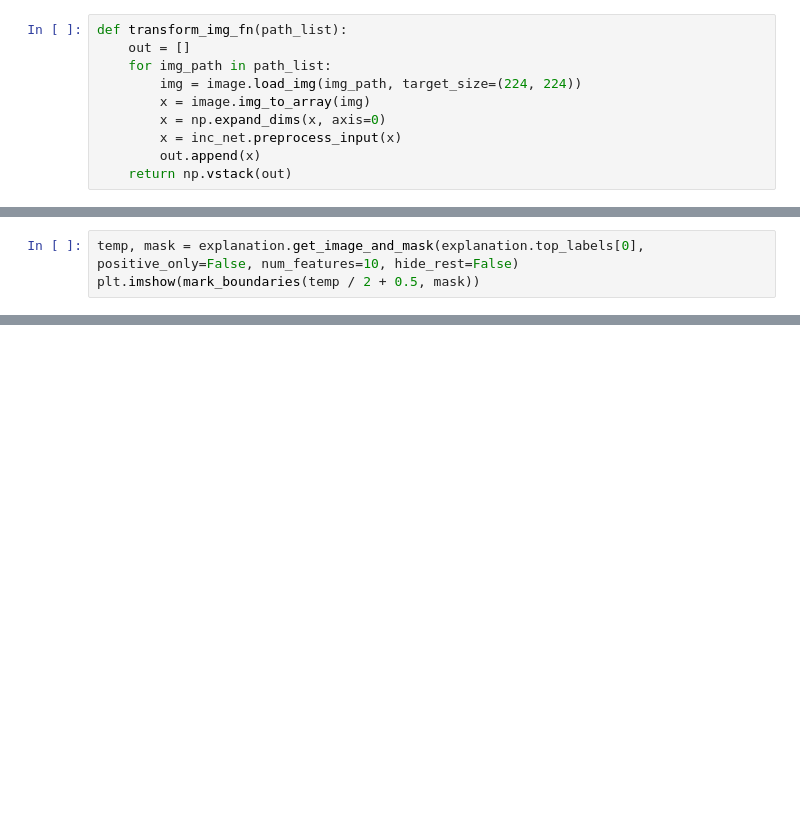
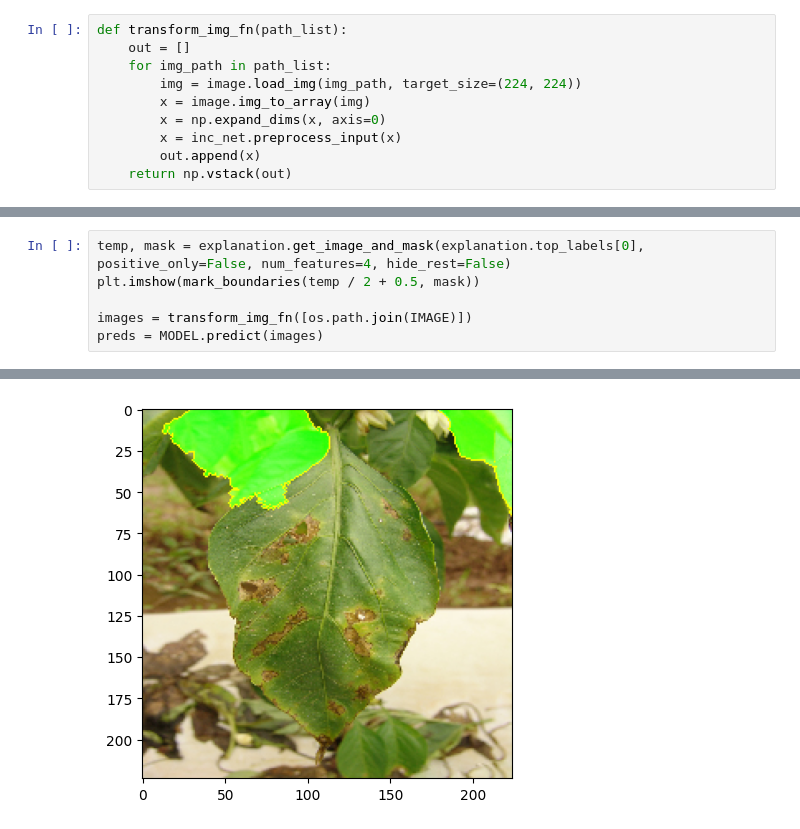
Before and after one commit to forster-j/AgronomiCare, a Jupyter notebook: notebooks/LIME_explainer.ipynb, the cells around one changed output, grey strips where cells are left out. Cells and saved outputs as stored; diff of their text form; blank space fills up the shorter version.

```diff
--- a/notebooks/LIME_explainer.ipynb
+++ b/notebooks/LIME_explainer.ipynb
@@ -38,3 +61,7 @@ plt.imshow(mark_boundaries(temp / 2 + 0.5, mask))
 # %%
-temp, mask = explanation.get_image_and_mask(explanation.top_labels[0], positive_only=False, num_features=10, hide_rest=False)
+temp, mask = explanation.get_image_and_mask(explanation.top_labels[0], positive_only=False, num_features=4, hide_rest=False)
 plt.imshow(mark_boundaries(temp / 2 + 0.5, mask))
+
+images = transform_img_fn([os.path.join(IMAGE)])
+preds = MODEL.predict(images)
+# %% [output]
@@ -40,0 +69 @@ plt.imshow(mark_boundaries(temp / 2 + 0.5, mask))
+[figure, added]
```
Also changed, not shown: parts of 8 cells of this notebook.
